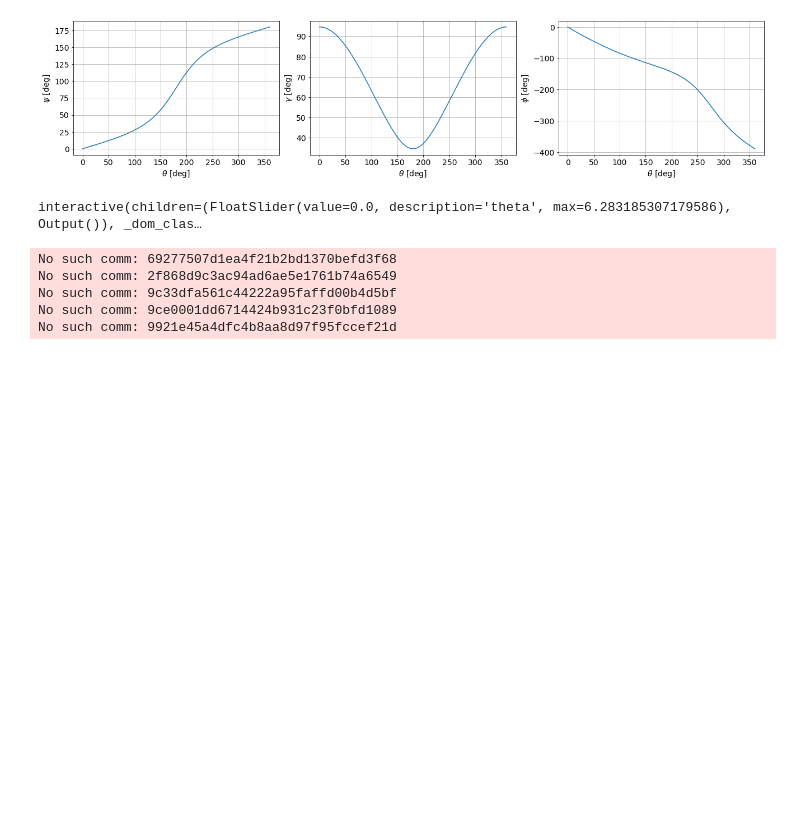
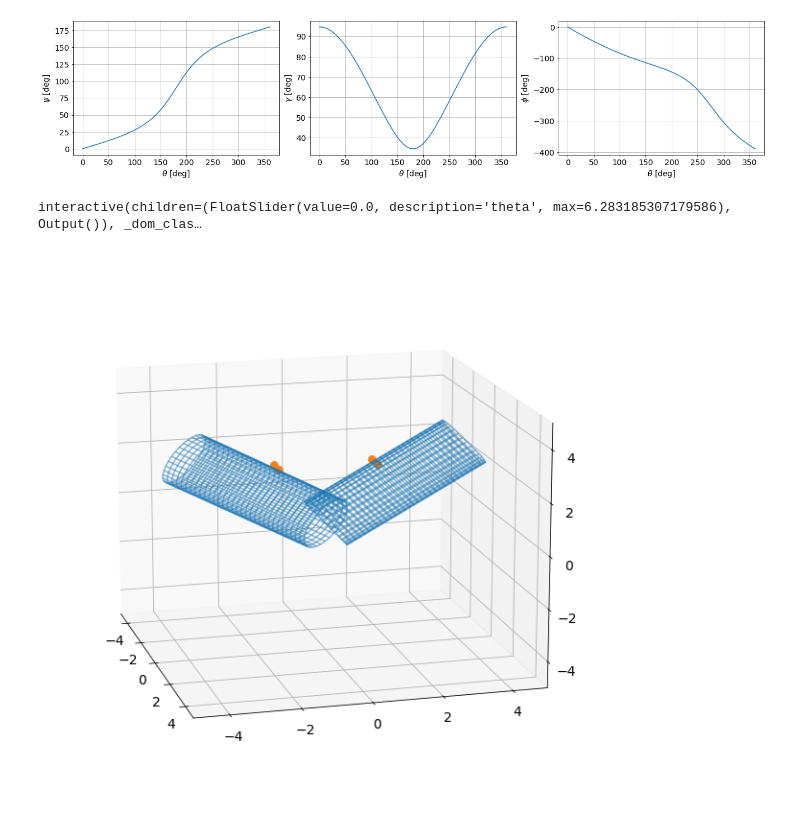
Before and after one commit to tianyikillua/falling-cat, a Jupyter notebook: cat.ipynb, the cells around one changed output. Cells and saved outputs as stored; diff of their text form; code cells hidden in the pictures; blank space fills up the shorter version.

Commit message:
Interactive plot works perfectly

```diff
--- a/cat.ipynb
+++ b/cat.ipynb
@@ -86,30 +86,26 @@ plt.show()
 [figure]
 # %%
 JI = 0.25
-alpha = 30 * degree
+alpha = 10 * degree
 c = FallingCat(JI, alpha)
 
+fig, ax = plt.subplots(figsize=(12, 8), subplot_kw={"projection": "3d"})
+fig.canvas.header_visible = False
+fig.canvas.footer_visible = False
+ax.autoscale(False)
+ax.axis("equal")
+ax.view_init(15, -15)
+
+
 def plot_cat_position(theta=0):
-    plt.close("all")
-    fig, ax = plt.subplots(figsize=(12, 8), subplot_kw={"projection": "3d"})
-
-    ax = c.plot(theta, ax=ax, l=5, N=32, color="C0", leg_color="C1", marker="o", s=60)
-    ax.view_init(15, -15)
-    ax.set_axis_off()
-    ax.autoscale(False)
-    # ax.set_xlim(-4,4)
-    # ax.set_ylim(-4,4)
-    # ax.set_zlim(-4,4)
-    ax.axis("equal")
-
-    plt.show()
+    ax.cla()
+    c.plot(theta, ax=ax, l=5, N=32, color="C0", leg_color="C1", marker="o", s=60)
+    ax.set_xlim(-5, 5)
+    ax.set_ylim(-5, 5)
+    ax.set_zlim(-5, 5)
 
 
 interact(plot_cat_position, theta=(0, 2 * np.pi));
 # %% [output]
 interactive(children=(FloatSlider(value=0.0, description='theta', max=6.283185307179586), Output()), _dom_clas…
-No such comm: 69277507d1ea4f21b2bd1370befd3f68
-No such comm: 2f868d9c3ac94ad6ae5e1761b74a6549
-No such comm: 9c33dfa561c44222a95faffd00b4d5bf
-No such comm: 9ce0001dd6714424b931c23f0bfd1089
-No such comm: 9921e45a4dfc4b8aa8d97f95fccef21d
+[figure, added]
```
